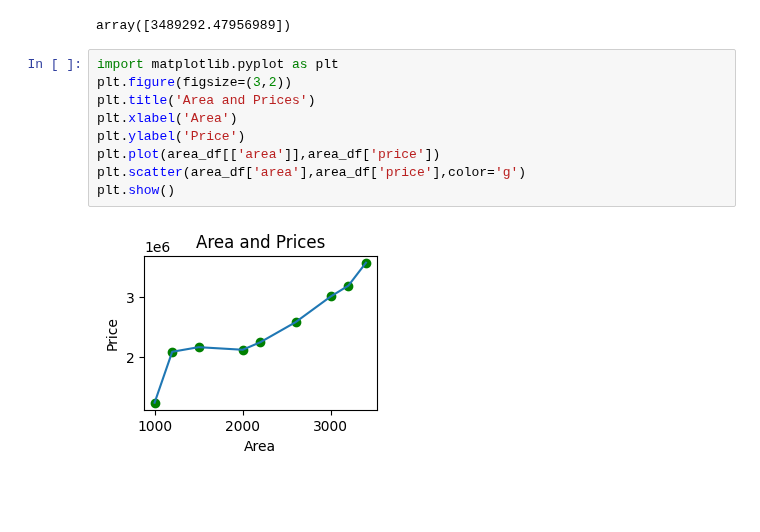
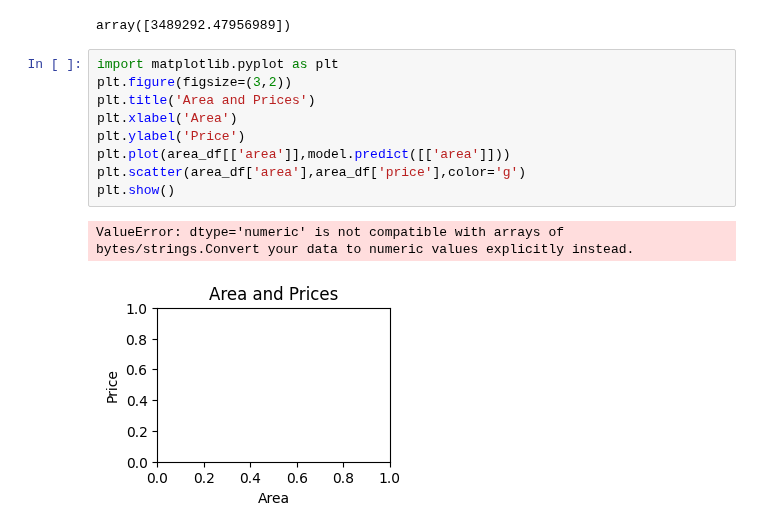
Before and after one commit to VyshnaviKarakatla/machine_learning-notebooks, a Jupyter notebook: linear_regression.ipynb, the cells around one changed output. Drawn from its saved outputs; the diff is of its cells as text; blank space fills up the shorter version.

```diff
--- a/linear_regression.ipynb
+++ b/linear_regression.ipynb
@@ -156,11 +156,12 @@ array([3489292.47956989])
 # %%
 import matplotlib.pyplot as plt
 plt.figure(figsize=(3,2))
 plt.title('Area and Prices')
 plt.xlabel('Area')
 plt.ylabel('Price')
-plt.plot(area_df[['area']],area_df['price'])
+plt.plot(area_df[['area']],model.predict([['area']]))
 plt.scatter(area_df['area'],area_df['price'],color='g')
 plt.show()
 # %% [output]
+ValueError: dtype='numeric' is not compatible with arrays of bytes/strings.Convert your data to numeric values explicitly instead.
-[figure, old version]
+[figure, new version]
```
